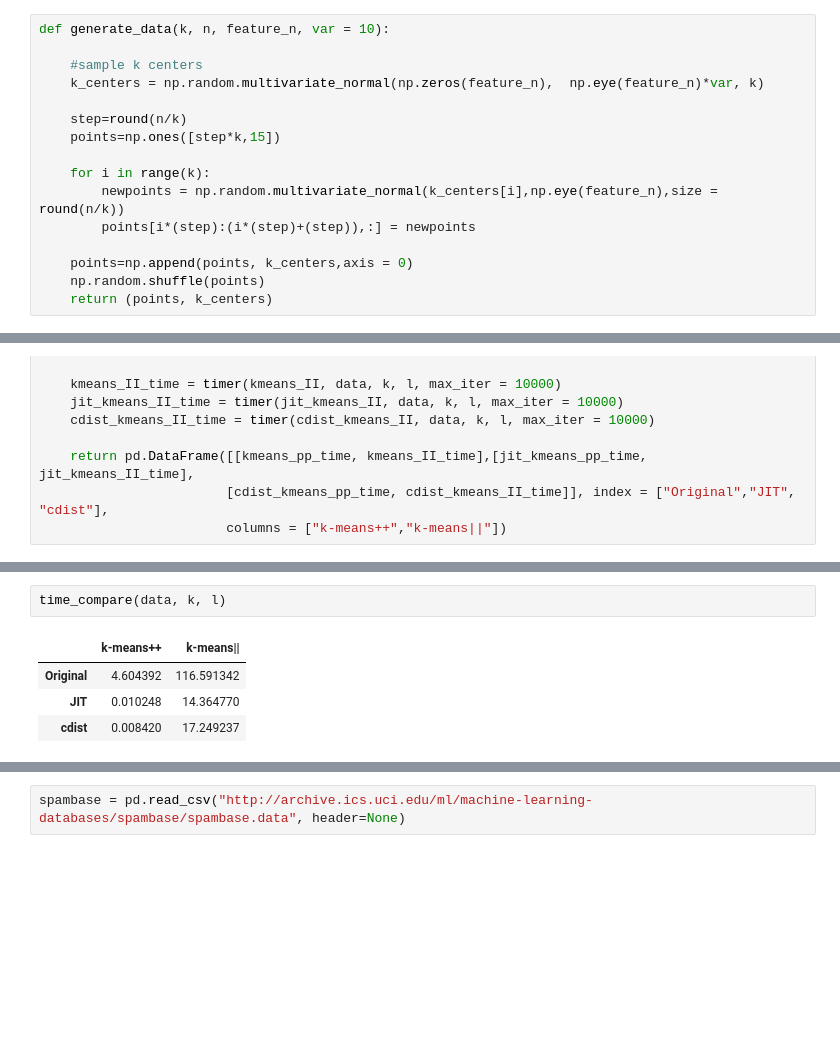
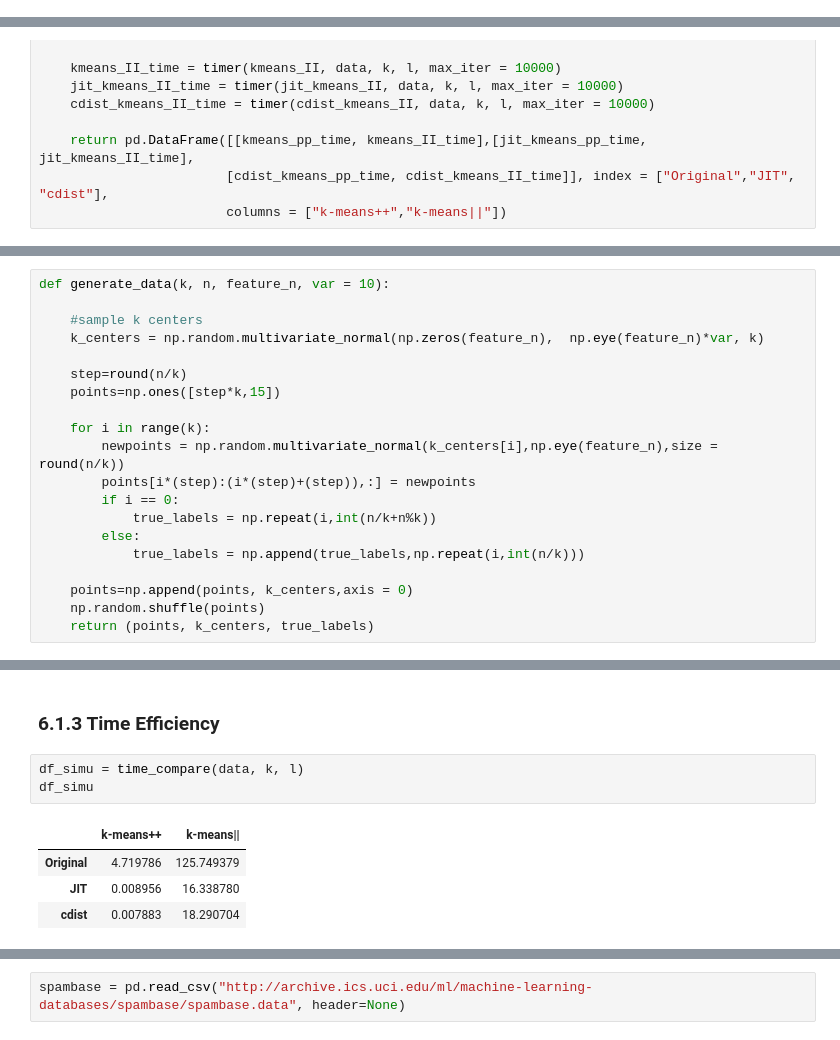
Before and after one commit to yumegaaru/Scalable_Kmeans, a Jupyter notebook: Kmeans.ipynb, the cells around one changed output, grey strips where cells are left out. Drawn from its saved outputs; the diff is of its cells as text; blank space fills up the shorter version.

```diff
--- a/Kmeans.ipynb
+++ b/Kmeans.ipynb
@@ -223,16 +218,0 @@ Algorithm converged after 25 iterations.
-# %%
-def generate_data(k, n, feature_n, var = 10):
-
-    #sample k centers
-    k_centers = np.random.multivariate_normal(np.zeros(feature_n),  np.eye(feature_n)*var, k)
-
-    step=round(n/k)
-    points=np.ones([step*k,15])
-
-    for i in range(k):
-        newpoints = np.random.multivariate_normal(k_centers[i],np.eye(feature_n),size = round(n/k))
-        points[i*(step):(i*(step)+(step)),:] = newpoints
-
-    points=np.append(points, k_centers,axis = 0)
-    np.random.shuffle(points)
-    return (points, k_centers)
@@ -493,0 +414,20 @@ def time_compare(data, k, l):
+# %%
+def generate_data(k, n, feature_n, var = 10):
+
+    #sample k centers
+    k_centers = np.random.multivariate_normal(np.zeros(feature_n),  np.eye(feature_n)*var, k)
+
+    step=round(n/k)
+    points=np.ones([step*k,15])
+
+    for i in range(k):
+        newpoints = np.random.multivariate_normal(k_centers[i],np.eye(feature_n),size = round(n/k))
+        points[i*(step):(i*(step)+(step)),:] = newpoints
+        if i == 0:
+            true_labels = np.repeat(i,int(n/k+n%k))
+        else:
+            true_labels = np.append(true_labels,np.repeat(i,int(n/k)))
+
+    points=np.append(points, k_centers,axis = 0)
+    np.random.shuffle(points)
+    return (points, k_centers, true_labels)
@@ -494,7 +496,10 @@ def time_compare(data, k, l):
+# %% [markdown]
+### 6.1.3 Time Efficiency
 # %%
-time_compare(data, k, l)
+df_simu = time_compare(data, k, l)
+df_simu
 # %% [output]
 |  | k-means++ | k-means|| |
-| Original | 4.604392 | 116.591342 |
-| JIT | 0.010248 | 14.364770 |
-| cdist | 0.008420 | 17.249237 |
+| Original | 4.719786 | 125.749379 |
+| JIT | 0.008956 | 16.338780 |
+| cdist | 0.007883 | 18.290704 |
```
Also changed, not shown: parts of 28 cells of this notebook.
